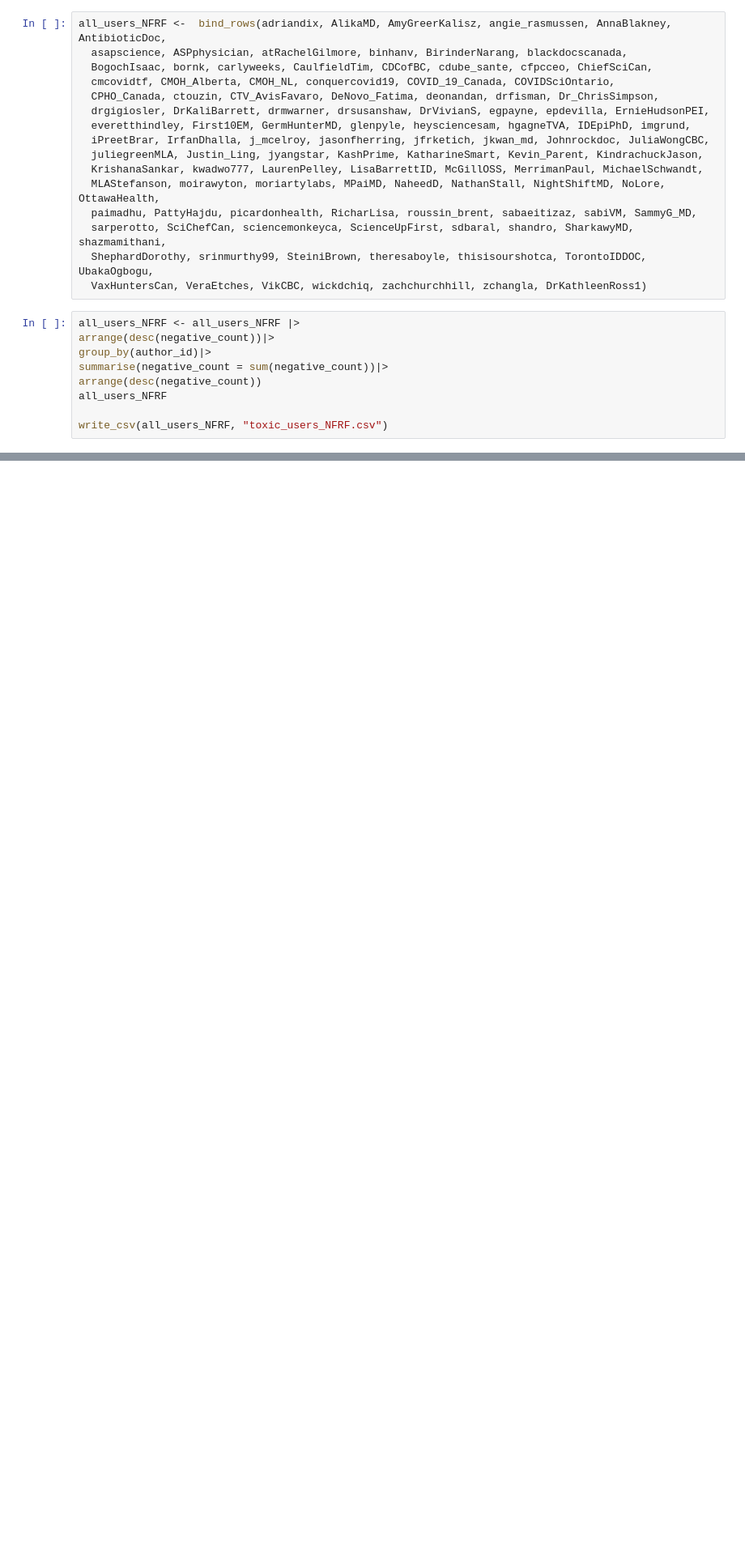
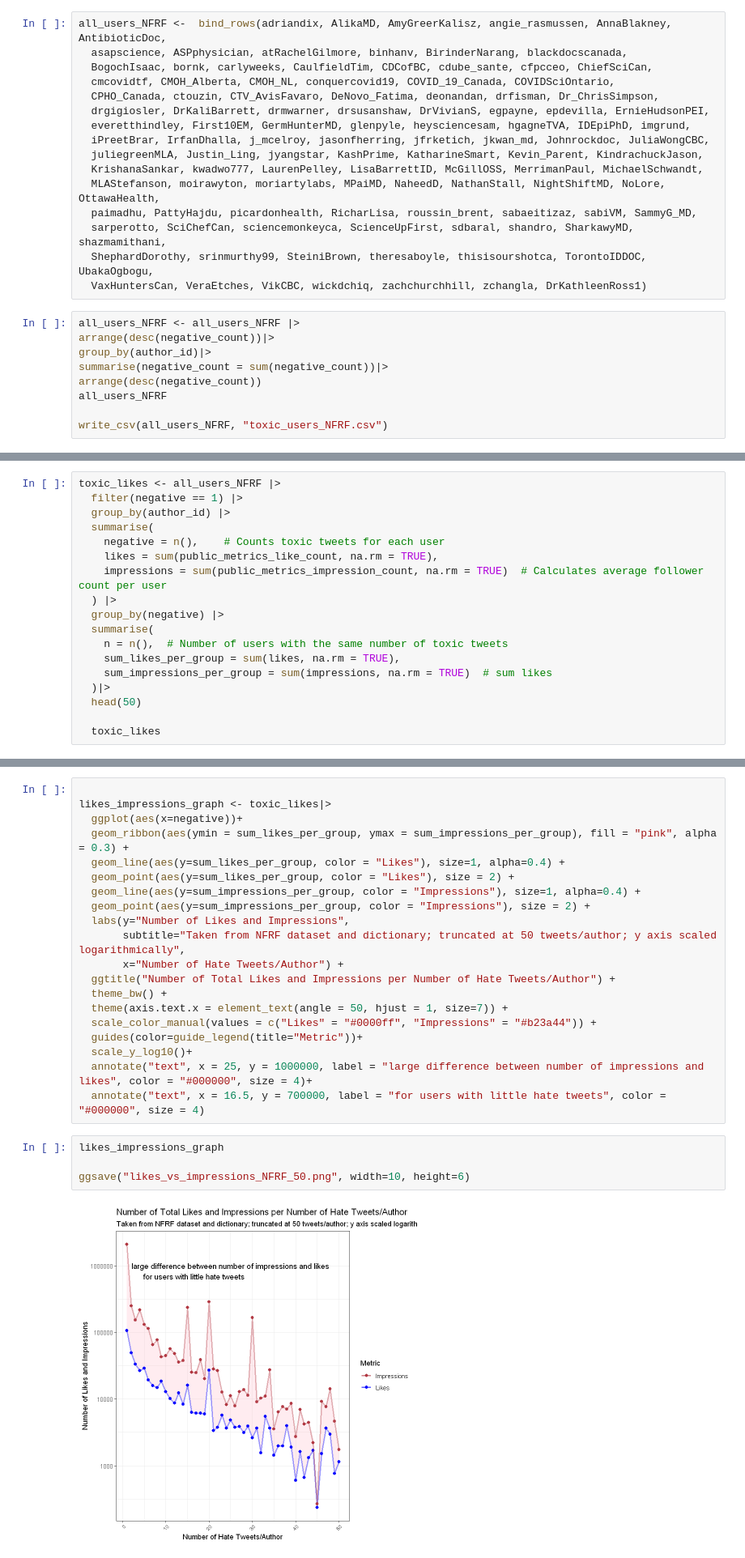
Before and after one commit to Irene-Berezin/tweets, a Jupyter notebook: NFRF_toxic_users_list.ipynb, the cells around one changed output, grey strips where cells are left out. Shown at 81% size. Drawn from its saved outputs; the diff is of its cells as text; blank space fills up the shorter version.

```diff
--- a/NFRF_toxic_users_list.ipynb
+++ b/NFRF_toxic_users_list.ipynb
@@ -241,0 +274,18 @@ Saving 6.67 x 6.67 in image
+# %%
+toxic_likes <- all_users_NFRF |>
+  filter(negative == 1) |>
+  group_by(author_id) |>
+  summarise(
+    negative = n(),    # Counts toxic tweets for each user
+    likes = sum(public_metrics_like_count, na.rm = TRUE),
+    impressions = sum(public_metrics_impression_count, na.rm = TRUE)  # Calculates average follower count per user
+  ) |>
+  group_by(negative) |>
+  summarise(
+    n = n(),  # Number of users with the same number of toxic tweets
+    sum_likes_per_group = sum(likes, na.rm = TRUE),
+    sum_impressions_per_group = sum(impressions, na.rm = TRUE)  # sum likes
+  )|>
+  head(50)
+
+  toxic_likes
@@ -241,0 +312,26 @@ Saving 6.67 x 6.67 in image
+# %%
+
+likes_impressions_graph <- toxic_likes|>
+  ggplot(aes(x=negative))+
+  geom_ribbon(aes(ymin = sum_likes_per_group, ymax = sum_impressions_per_group), fill = "pink", alpha = 0.3) +
+  geom_line(aes(y=sum_likes_per_group, color = "Likes"), size=1, alpha=0.4) +
+  geom_point(aes(y=sum_likes_per_group, color = "Likes"), size = 2) +
+  geom_line(aes(y=sum_impressions_per_group, color = "Impressions"), size=1, alpha=0.4) +
+  geom_point(aes(y=sum_impressions_per_group, color = "Impressions"), size = 2) +
+  labs(y="Number of Likes and Impressions",
+       subtitle="Taken from NFRF dataset and dictionary; truncated at 50 tweets/author; y axis scaled logarithmically",
+       x="Number of Hate Tweets/Author") +
+  ggtitle("Number of Total Likes and Impressions per Number of Hate Tweets/Author") +
+  theme_bw() +
+  theme(axis.text.x = element_text(angle = 50, hjust = 1, size=7)) +
+  scale_color_manual(values = c("Likes" = "#0000ff", "Impressions" = "#b23a44")) +
+  guides(color=guide_legend(title="Metric"))+
+  scale_y_log10()+
+  annotate("text", x = 25, y = 1000000, label = "large difference between number of impressions and likes", color = "#000000", size = 4)+
+  annotate("text", x = 16.5, y = 700000, label = "for users with little hate tweets", color = "#000000", size = 4)
+# %%
+likes_impressions_graph
+
+ggsave("likes_vs_impressions_NFRF_50.png", width=10, height=6)
+# %% [output]
+[figure, added]
```
Also changed, not shown: parts of 7 cells of this notebook, 17 other files.
